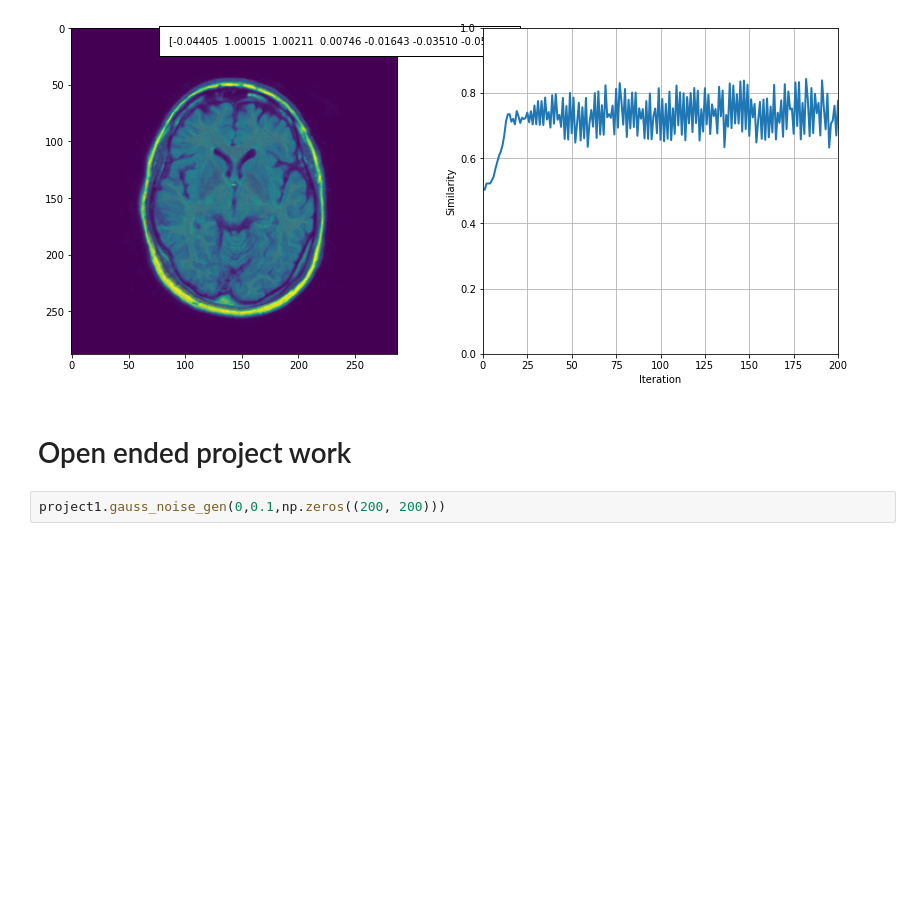
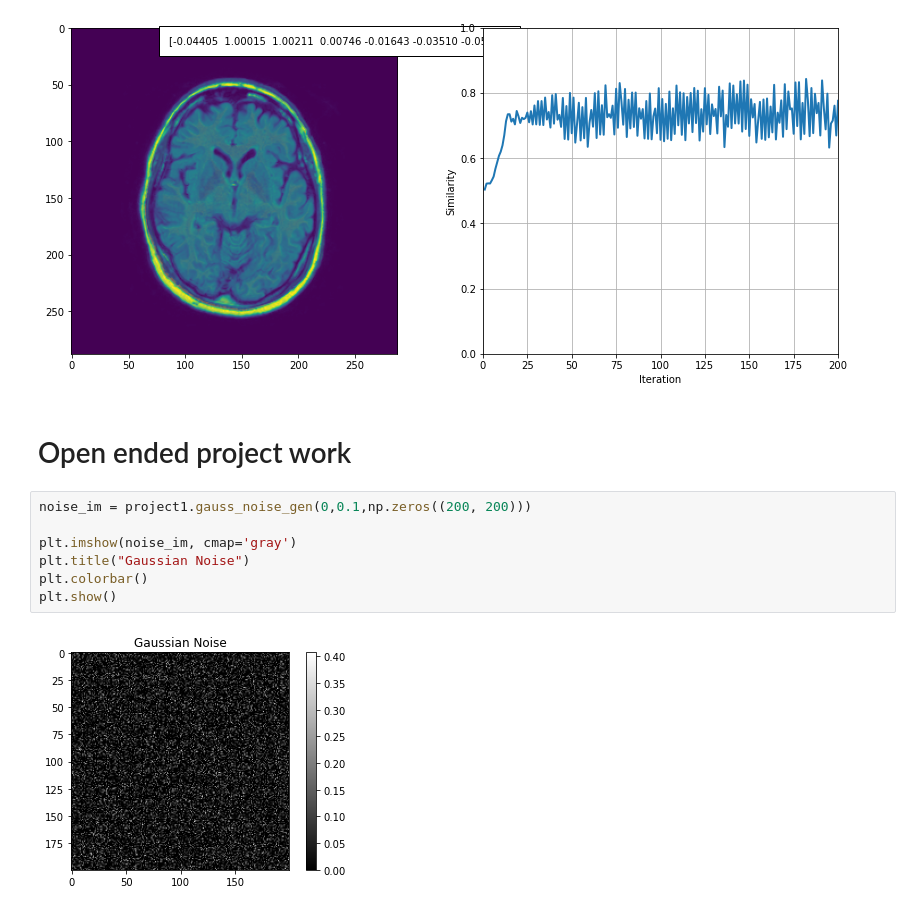
Before and after one commit to LarsvanSprang/8be030-13, a Jupyter notebook: main.ipynb, the cells around one changed output. Cells and saved outputs as stored; diff of their text form; blank space fills up the shorter version.

Commit message:
changes noise function

```diff
--- a/main.ipynb
+++ b/main.ipynb
@@ -94,4 +94,11 @@ project1.intensity_based_registration_affine_mi("1_1_t1", "1_1_t2")
 # %% [markdown]
 # Open ended project work
 # %%
-project1.gauss_noise_gen(0,0.1,np.zeros((200, 200)))
+noise_im = project1.gauss_noise_gen(0,0.1,np.zeros((200, 200)))
+
+plt.imshow(noise_im, cmap='gray')
+plt.title("Gaussian Noise")
+plt.colorbar()
+plt.show()
+# %% [output]
+[figure, added]
```
Also changed, not shown: 1 other file.
